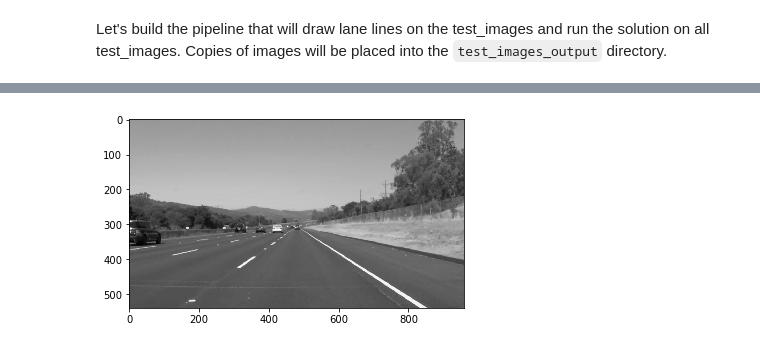
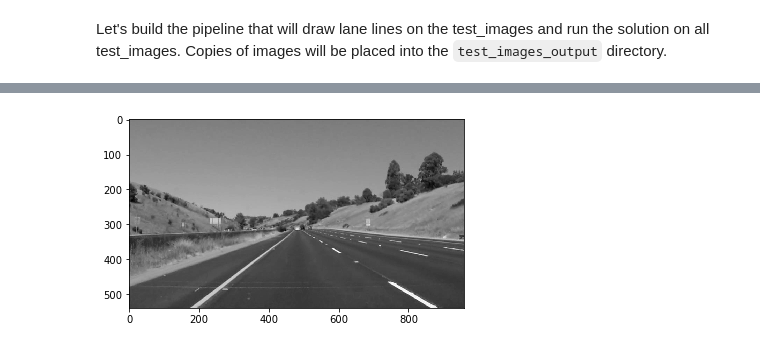
Before and after one commit to sbatururimi/Finding-Lanes-Lines, a Jupyter notebook: Finding Lane Lines on the Road.ipynb, the cells around one changed output, grey strips where cells are left out. Saved outputs shown, nothing was run; the diff lists cells and outputs as text; code cells hidden in the pictures.

```diff
--- a/Finding Lane Lines on the Road.ipynb
+++ b/Finding Lane Lines on the Road.ipynb
@@ -145,13 +147,13 @@ if not isdir(output_dir):
 # %%
 # Read in and grayscale the image
-filename = "solidWhiteRight.jpg"
+filename = "whiteCarLaneSwitch.jpg"
 image = mpimg.imread('test_images/' + filename)
 gray = grayscale(image)
 plt.imshow(gray, cmap='gray')
 
 mpimg.imsave(output_dir + "gray_" + filename, gray, cmap='gray')
 # %% [output]
-[figure, old version]
+[figure, new version]
 # %%
 # Define a kernel size and apply Gaussian smoothing
 kernel_size = 5
```
Also changed, not shown: parts of 22 cells of this notebook, 17 other files.
